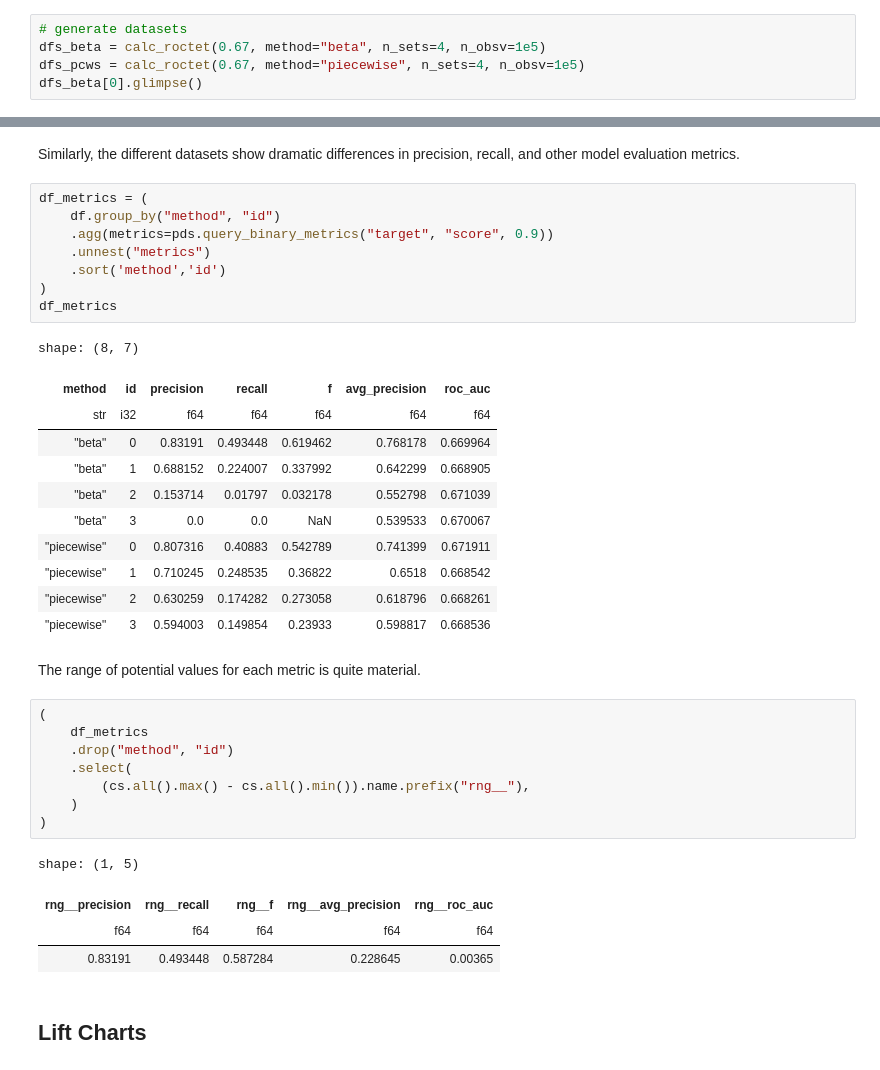
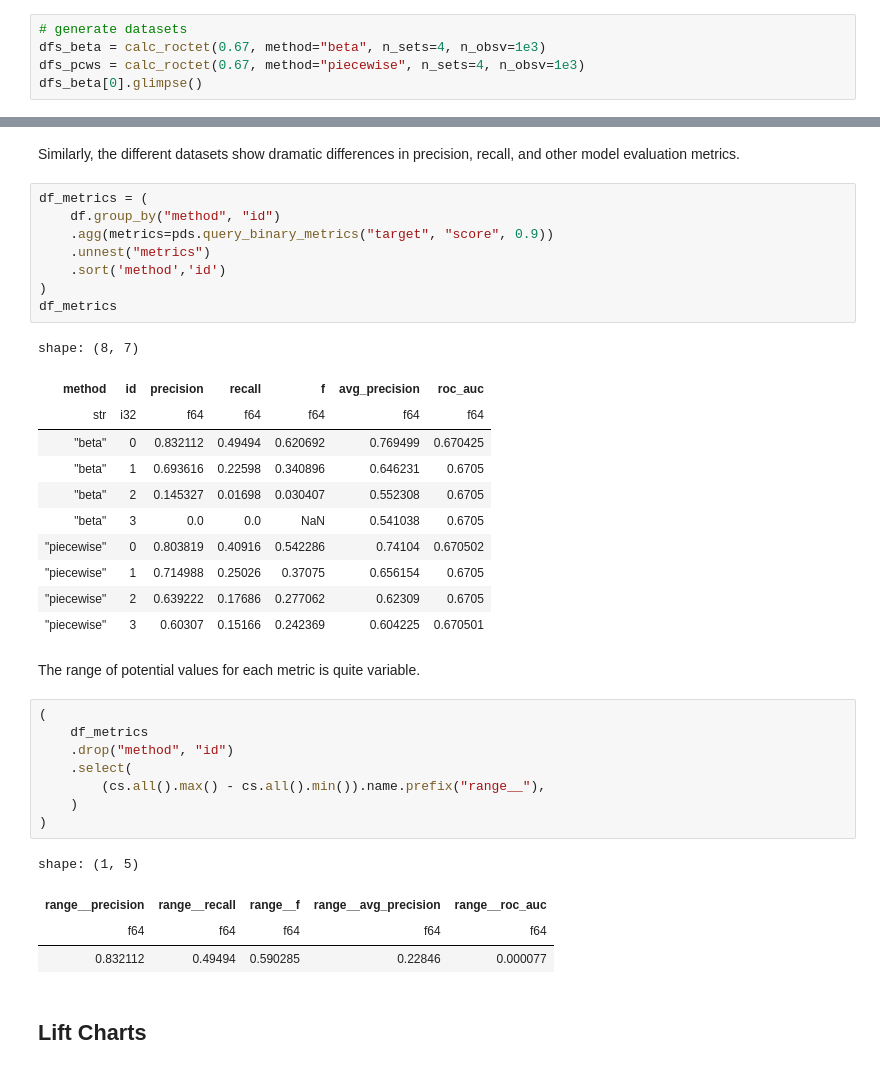
Before and after one commit to emilyriederer/roctet, a Jupyter notebook: docs/demo.ipynb, the cells around one changed output, grey strips where cells are left out. Drawn from its saved outputs; the diff is of its cells as text.

```diff
--- a/docs/demo.ipynb
+++ b/docs/demo.ipynb
@@ -32,8 +32,8 @@ All four share an AUC of 0.67.
 Results are returns as a list of `polars` DataFrames.
 # %%
 # generate datasets
-dfs_beta = calc_roctet(0.67, method="beta", n_sets=4, n_obsv=1e5)
-dfs_pcws = calc_roctet(0.67, method="piecewise", n_sets=4, n_obsv=1e5)
+dfs_beta = calc_roctet(0.67, method="beta", n_sets=4, n_obsv=1e3)
+dfs_pcws = calc_roctet(0.67, method="piecewise", n_sets=4, n_obsv=1e3)
 dfs_beta[0].glimpse()
 # %% [output]
 Rows: 100000
@@ -120,29 +120,29 @@ df_metrics
 shape: (8, 7)
 | method | id | precision | recall | f | avg_precision | roc_auc |
 | str | i32 | f64 | f64 | f64 | f64 | f64 |
-| "beta" | 0 | 0.83191 | 0.493448 | 0.619462 | 0.768178 | 0.669964 |
-| "beta" | 1 | 0.688152 | 0.224007 | 0.337992 | 0.642299 | 0.668905 |
-| "beta" | 2 | 0.153714 | 0.01797 | 0.032178 | 0.552798 | 0.671039 |
-| "beta" | 3 | 0.0 | 0.0 | NaN | 0.539533 | 0.670067 |
-| "piecewise" | 0 | 0.807316 | 0.40883 | 0.542789 | 0.741399 | 0.671911 |
-| "piecewise" | 1 | 0.710245 | 0.248535 | 0.36822 | 0.6518 | 0.668542 |
-| "piecewise" | 2 | 0.630259 | 0.174282 | 0.273058 | 0.618796 | 0.668261 |
-| "piecewise" | 3 | 0.594003 | 0.149854 | 0.23933 | 0.598817 | 0.668536 |
+| "beta" | 0 | 0.832112 | 0.49494 | 0.620692 | 0.769499 | 0.670425 |
+| "beta" | 1 | 0.693616 | 0.22598 | 0.340896 | 0.646231 | 0.6705 |
+| "beta" | 2 | 0.145327 | 0.01698 | 0.030407 | 0.552308 | 0.6705 |
+| "beta" | 3 | 0.0 | 0.0 | NaN | 0.541038 | 0.6705 |
+| "piecewise" | 0 | 0.803819 | 0.40916 | 0.542286 | 0.74104 | 0.670502 |
+| "piecewise" | 1 | 0.714988 | 0.25026 | 0.37075 | 0.656154 | 0.6705 |
+| "piecewise" | 2 | 0.639222 | 0.17686 | 0.277062 | 0.62309 | 0.6705 |
+| "piecewise" | 3 | 0.60307 | 0.15166 | 0.242369 | 0.604225 | 0.670501 |
 # %% [markdown]
-The range of potential values for each metric is quite material.
+The range of potential values for each metric is quite variable.
 # %%
 (
     df_metrics
     .drop("method", "id")
     .select(
-        (cs.all().max() - cs.all().min()).name.prefix("rng__"),
+        (cs.all().max() - cs.all().min()).name.prefix("range__"),
     )
 )
 # %% [output]
 shape: (1, 5)
-| rng__precision | rng__recall | rng__f | rng__avg_precision | rng__roc_auc |
+| range__precision | range__recall | range__f | range__avg_precision | range__roc_auc |
 | f64 | f64 | f64 | f64 | f64 |
-| 0.83191 | 0.493448 | 0.587284 | 0.228645 | 0.00365 |
+| 0.832112 | 0.49494 | 0.590285 | 0.22846 | 0.000077 |
 # %% [markdown]
 ## Lift Charts
 # %% [markdown]
```
Also changed, not shown: parts of 4 cells of this notebook, 2 other files.
